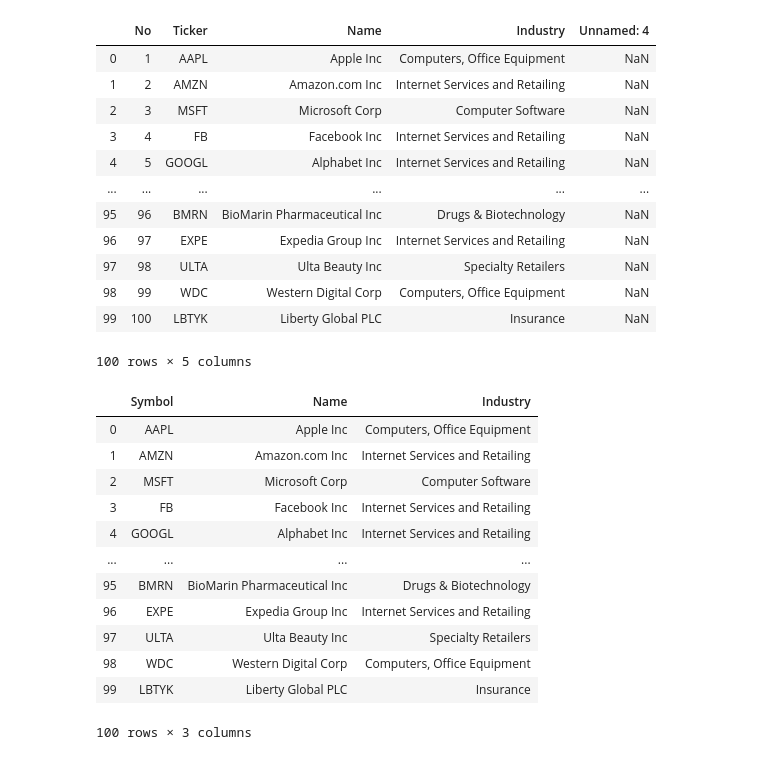
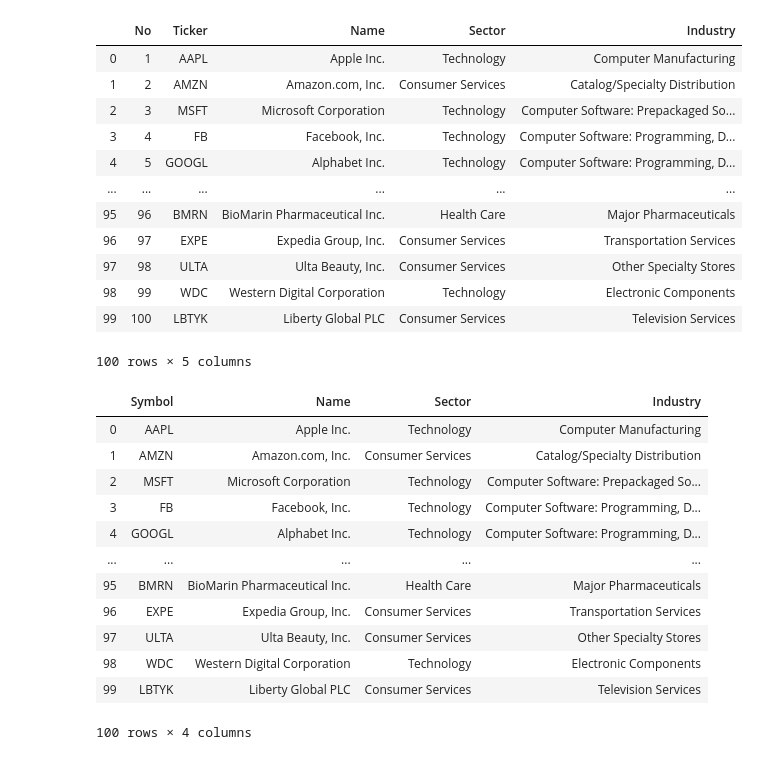
Before and after one commit to odindeltoro/Team-project-StockMarket, a Jupyter notebook: Data_Sources/IEXCloudAPI/HistoricalStockNASDAQ.ipynb, the cells around one changed output. Drawn from its saved outputs; the diff is of its cells as text; code cells hidden in the pictures.

Commit message:
Adding sector column and fixing catalogue

```diff
--- a/Data_Sources/IEXCloudAPI/HistoricalStockNASDAQ.ipynb
+++ b/Data_Sources/IEXCloudAPI/HistoricalStockNASDAQ.ipynb
@@ -8,44 +8,44 @@ import os
 # %%
 # Files to read
 historicalNASDAQ = './historical_stock_NASDAQ.csv'
-catalogueNASDAQ = './Databases/nasdaq.csv'
+catalogueNASDAQ = './nasdaq.csv'
 # Read files
 historicalNASDAQ_df = pd.read_csv(historicalNASDAQ, encoding='utf-8')
 catalogueNASDAQ_df = pd.read_csv(catalogueNASDAQ, encoding='utf-8')
 # %%
 catalogueNASDAQ_df
 # %% [output]
-|  | No | Ticker | Name | Industry | Unnamed: 4 |
-| 0 | 1 | AAPL | Apple Inc | Computers, Office Equipment | NaN |
-| 1 | 2 | AMZN | Amazon.com Inc | Internet Services and Retailing | NaN |
-| 2 | 3 | MSFT | Microsoft Corp | Computer Software | NaN |
-| 3 | 4 | FB | Facebook Inc | Internet Services and Retailing | NaN |
-| 4 | 5 | GOOGL | Alphabet Inc | Internet Services and Retailing | NaN |
+|  | No | Ticker | Name | Sector | Industry |
+| 0 | 1 | AAPL | Apple Inc. | Technology | Computer Manufacturing |
+| 1 | 2 | AMZN | Amazon.com, Inc. | Consumer Services | Catalog/Specialty Distribution |
+| 2 | 3 | MSFT | Microsoft Corporation | Technology | Computer Software: Prepackaged So... |
+| 3 | 4 | FB | Facebook, Inc. | Technology | Computer Software: Programming, D... |
+| 4 | 5 | GOOGL | Alphabet Inc. | Technology | Computer Software: Programming, D... |
 | ... | ... | ... | ... | ... | ... |
-| 95 | 96 | BMRN | BioMarin Pharmaceutical Inc | Drugs & Biotechnology | NaN |
-| 96 | 97 | EXPE | Expedia Group Inc | Internet Services and Retailing | NaN |
-| 97 | 98 | ULTA | Ulta Beauty Inc | Specialty Retailers | NaN |
-| 98 | 99 | WDC | Western Digital Corp | Computers, Office Equipment | NaN |
-| 99 | 100 | LBTYK | Liberty Global PLC | Insurance | NaN |
+| 95 | 96 | BMRN | BioMarin Pharmaceutical Inc. | Health Care | Major Pharmaceuticals |
+| 96 | 97 | EXPE | Expedia Group, Inc. | Consumer Services | Transportation Services |
+| 97 | 98 | ULTA | Ulta Beauty, Inc. | Consumer Services | Other Specialty Stores |
+| 98 | 99 | WDC | Western Digital Corporation | Technology | Electronic Components |
+| 99 | 100 | LBTYK | Liberty Global PLC | Consumer Services | Television Services |
 100 rows × 5 columns
 # %%
-catalogueNASDAQ_df = catalogueNASDAQ_df[['Ticker','Name','Industry']]
+catalogueNASDAQ_df = catalogueNASDAQ_df[['Ticker','Name','Sector','Industry']]
 catalogueNASDAQ_df= catalogueNASDAQ_df.rename(columns={'Ticker': 'Symbol'})
 catalogueNASDAQ_df
 # %% [output]
-|  | Symbol | Name | Industry |
-| 0 | AAPL | Apple Inc | Computers, Office Equipment |
-| 1 | AMZN | Amazon.com Inc | Internet Services and Retailing |
-| 2 | MSFT | Microsoft Corp | Computer Software |
-| 3 | FB | Facebook Inc | Internet Services and Retailing |
-| 4 | GOOGL | Alphabet Inc | Internet Services and Retailing |
-| ... | ... | ... | ... |
-| 95 | BMRN | BioMarin Pharmaceutical Inc | Drugs & Biotechnology |
-| 96 | EXPE | Expedia Group Inc | Internet Services and Retailing |
-| 97 | ULTA | Ulta Beauty Inc | Specialty Retailers |
-| 98 | WDC | Western Digital Corp | Computers, Office Equipment |
-| 99 | LBTYK | Liberty Global PLC | Insurance |
+|  | Symbol | Name | Sector | Industry |
+| 0 | AAPL | Apple Inc. | Technology | Computer Manufacturing |
+| 1 | AMZN | Amazon.com, Inc. | Consumer Services | Catalog/Specialty Distribution |
+| 2 | MSFT | Microsoft Corporation | Technology | Computer Software: Prepackaged So... |
+| 3 | FB | Facebook, Inc. | Technology | Computer Software: Programming, D... |
+| 4 | GOOGL | Alphabet Inc. | Technology | Computer Software: Programming, D... |
+| ... | ... | ... | ... | ... |
+| 95 | BMRN | BioMarin Pharmaceutical Inc. | Health Care | Major Pharmaceuticals |
+| 96 | EXPE | Expedia Group, Inc. | Consumer Services | Transportation Services |
+| 97 | ULTA | Ulta Beauty, Inc. | Consumer Services | Other Specialty Stores |
+| 98 | WDC | Western Digital Corporation | Technology | Electronic Components |
+| 99 | LBTYK | Liberty Global PLC | Consumer Services | Television Services |
-100 rows × 3 columns
+100 rows × 4 columns
 # %%
 # del historicalNASDAQ_df["currency"]
 historicalNASDAQ_df = historicalNASDAQ_df.rename({'symbol': 'Symbol', 'date': 'Date',
```
Also changed, not shown: parts of 2 cells of this notebook, 8 other files.
